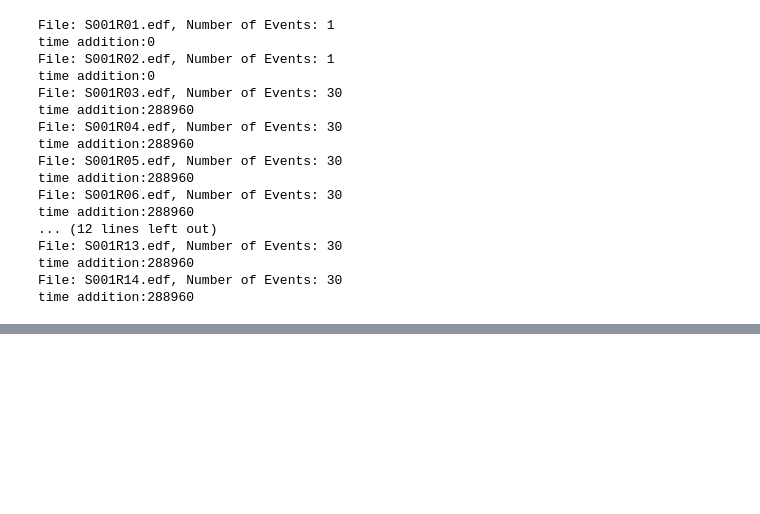
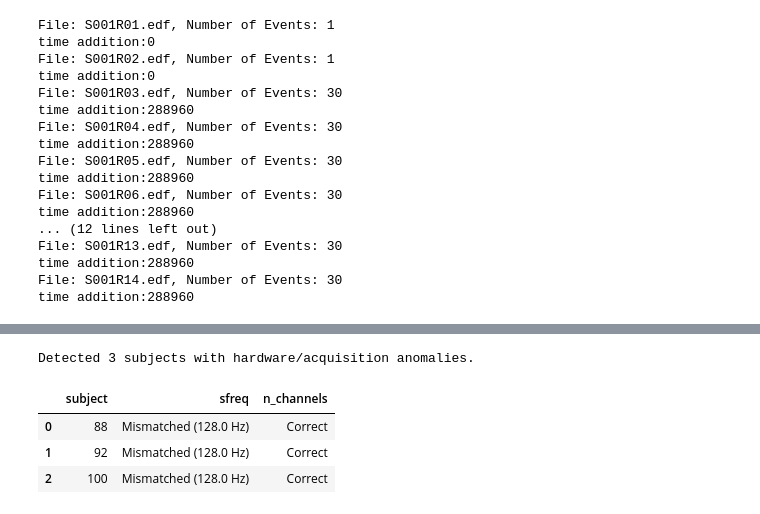
Before and after one commit to Alexvc23/Total-Perspective-Vortex, a Jupyter notebook: doc/Phase-1-Data-Acquisition-Preprocessing.ipynb, the cells around one changed output, grey strips where cells are left out. Cells and saved outputs as stored; diff of their text form; code cells hidden in the pictures; blank space fills up the shorter version.

```diff
--- a/doc/Phase-1-Data-Acquisition-Preprocessing.ipynb
+++ b/doc/Phase-1-Data-Acquisition-Preprocessing.ipynb
@@ -751,0 +461,42 @@ Event Counts  : T0=15 | T1=7 | T2=8 | Total=30
+# %%
+# Identify subjects with non-compliant sampling rates or channel counts
+df_hardware_anomalies = df_metadata[
+    (df_metadata["sfreq"] != 160.0) | (df_metadata["n_channels"] != 64)
+].copy()
+
+# Group by subject to list specific reasons for exclusion
+hardware_exclusion_summary = (
+    df_hardware_anomalies.groupby("subject")
+    .agg(
+        {
+            "sfreq": lambda x: (
+                f"Mismatched ({x.unique()[0]} Hz)"
+                if x.unique()[0] != 160.0
+                else "Correct"
+            ),
+            "n_channels": lambda x: (
+                f"Mismatched ({x.unique()[0]} Ch)" if x.unique()[0] != 64 else "Correct"
+            ),
+        }
+    )
+    .reset_index()
+)
+
+# Generate the initial exclusion list from hardware failures
+hardware_excluded_subjects = sorted(
+    hardware_exclusion_summary["subject"].unique().tolist()
+)
+
+print(
+    f"Detected {len(hardware_excluded_subjects)} subjects with hardware/acquisition anomalies."
+)
+if not hardware_exclusion_summary.empty:
+    display(hardware_exclusion_summary)
+else:
+    print("All subjects pass hardware validation.")
+# %% [output]
+Detected 3 subjects with hardware/acquisition anomalies.
+|  | subject | sfreq | n_channels |
+| 0 | 88 | Mismatched (128.0 Hz) | Correct |
+| 1 | 92 | Mismatched (128.0 Hz) | Correct |
+| 2 | 100 | Mismatched (128.0 Hz) | Correct |
```
Also changed, not shown: parts of 16 cells of this notebook.
